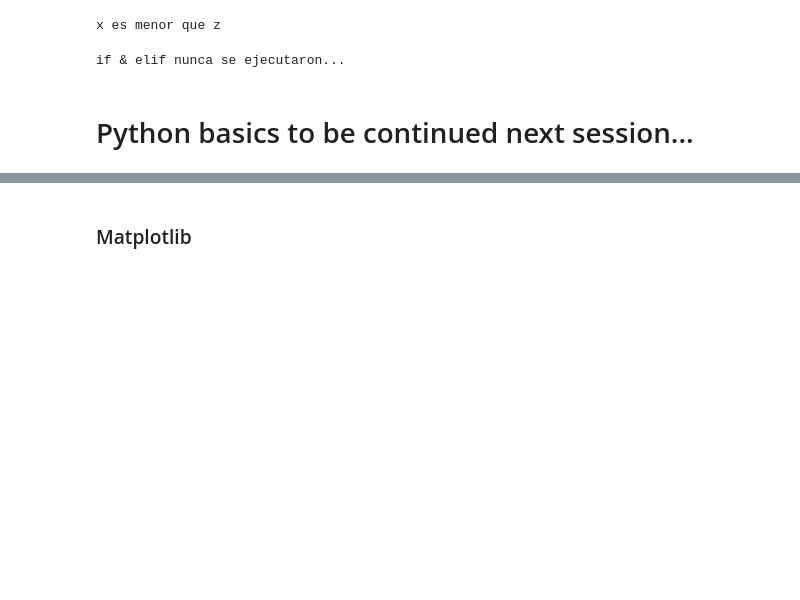
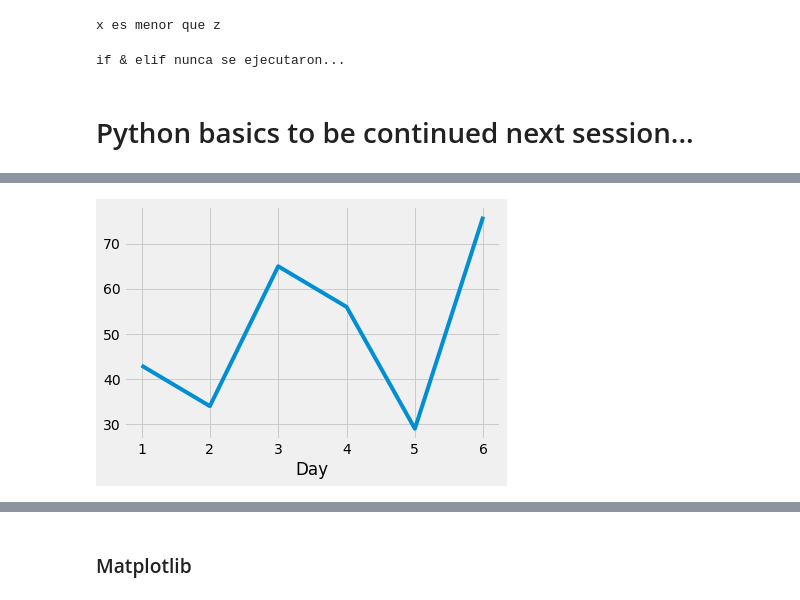
Before and after one commit to mariocespindola/CDMXSOAI, a Jupyter notebook: Workshops/01st_Workshop/Python_Pandas_Matplotlib.ipynb, the cells around one changed output, grey strips where cells are left out. Saved outputs shown, nothing was run; the diff lists cells and outputs as text; code cells hidden in the pictures; blank space fills up the shorter version.

```diff
--- a/Workshops/01st_Workshop/Python_Pandas_Matplotlib.ipynb
+++ b/Workshops/01st_Workshop/Python_Pandas_Matplotlib.ipynb
@@ -359,0 +463,7 @@ if & elif nunca se ejecutaron...
+# %%
+# vamos a convertir este diccionario en un dataframe
+web_stats = {'Day':[1,2,3,4,5,6],
+             'Visitors':[43,34,65,56,29,76],
+             'Bounce Rate':[65,67,78,65,45,52]}
+
+WS_df = pd.DataFrame(web_stats)
@@ -359,0 +499,5 @@ if & elif nunca se ejecutaron...
+# %%
+# Hacemos reset del index
+WS_df.reset_index(inplace=True)
+WS_df.set_index("Day", inplace=True)
+print(WS_df.head())
@@ -359,0 +512,6 @@ if & elif nunca se ejecutaron...
+# %%
+%matplotlib inline
+import matplotlib.pyplot as plt
+from matplotlib import style
+
+style.use('fivethirtyeight')
@@ -359,0 +542,6 @@ if & elif nunca se ejecutaron...
+# %%
+# Graficamos
+WS_df['Visitors'].plot()
+plt.show()
+# %% [output]
+[figure, added]
```
Also changed, not shown: parts of 67 cells of this notebook, 8 other files.
